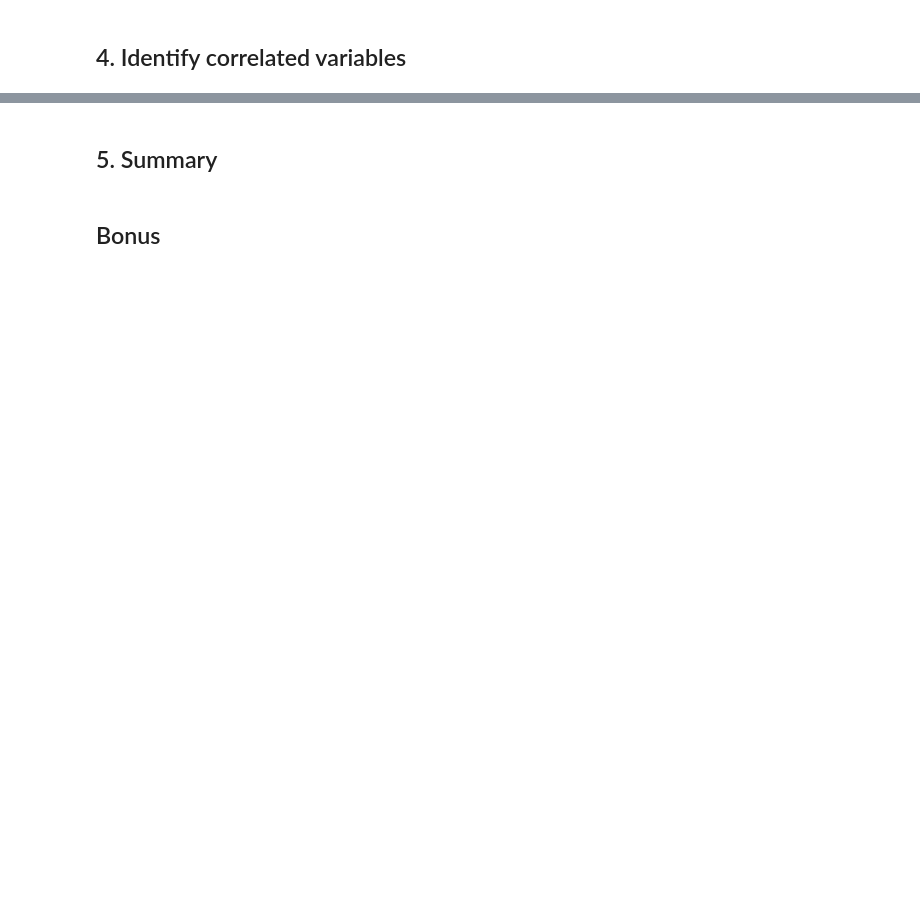
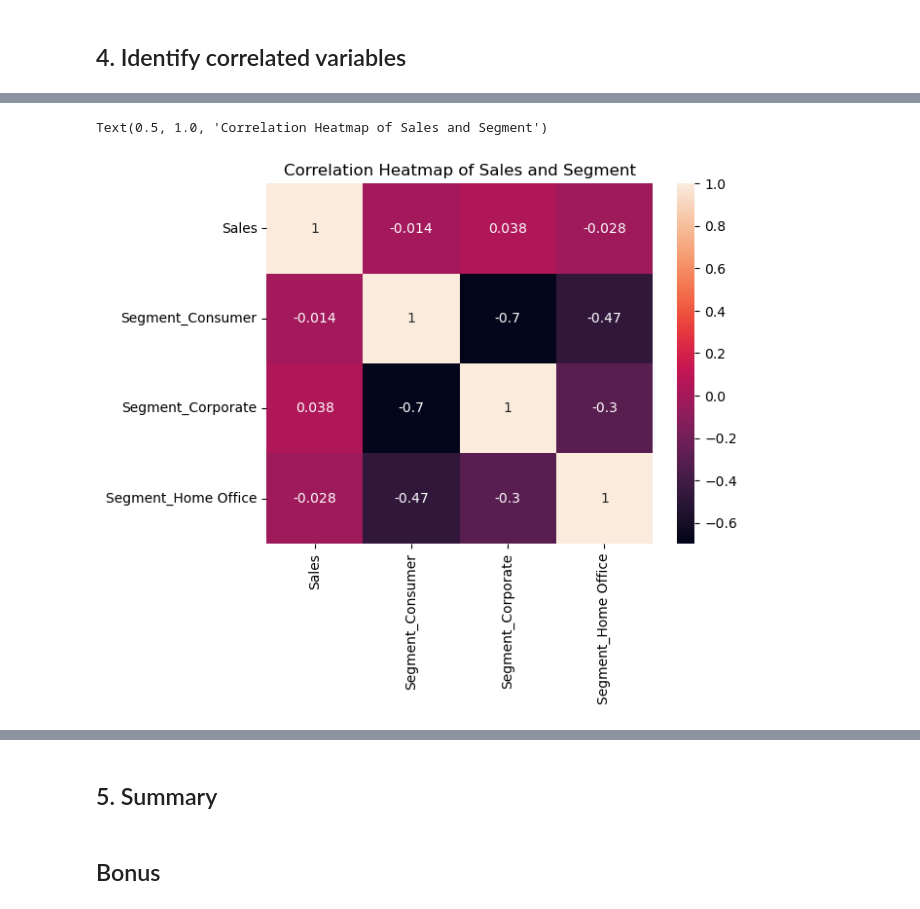
Before and after one commit to CandaceYMS/2024-Phase-2-data-science, a Jupyter notebook: data-science/1. Analysis and Preprocessing/part1-submission.ipynb, the cells around one changed output, grey strips where cells are left out. Saved outputs shown, nothing was run; the diff lists cells and outputs as text; code cells hidden in the pictures; blank space fills up the shorter version.

```diff
--- a/data-science/1. Analysis and Preprocessing/part1-submission.ipynb
+++ b/data-science/1. Analysis and Preprocessing/part1-submission.ipynb
@@ -894,0 +895,7 @@ memory usage: 352.5+ KB
+# %%
+df_cat = pd.get_dummies(df_sub[['Segment','Sales']])
+sns.heatmap(df_cat.corr(),robust=True, annot=True)
+plt.title('Correlation Heatmap of Sales and Segment')
+# %% [output]
+Text(0.5, 1.0, 'Correlation Heatmap of Sales and Segment')
+[figure, added]
```
Also changed, not shown: parts of 17 cells of this notebook.
